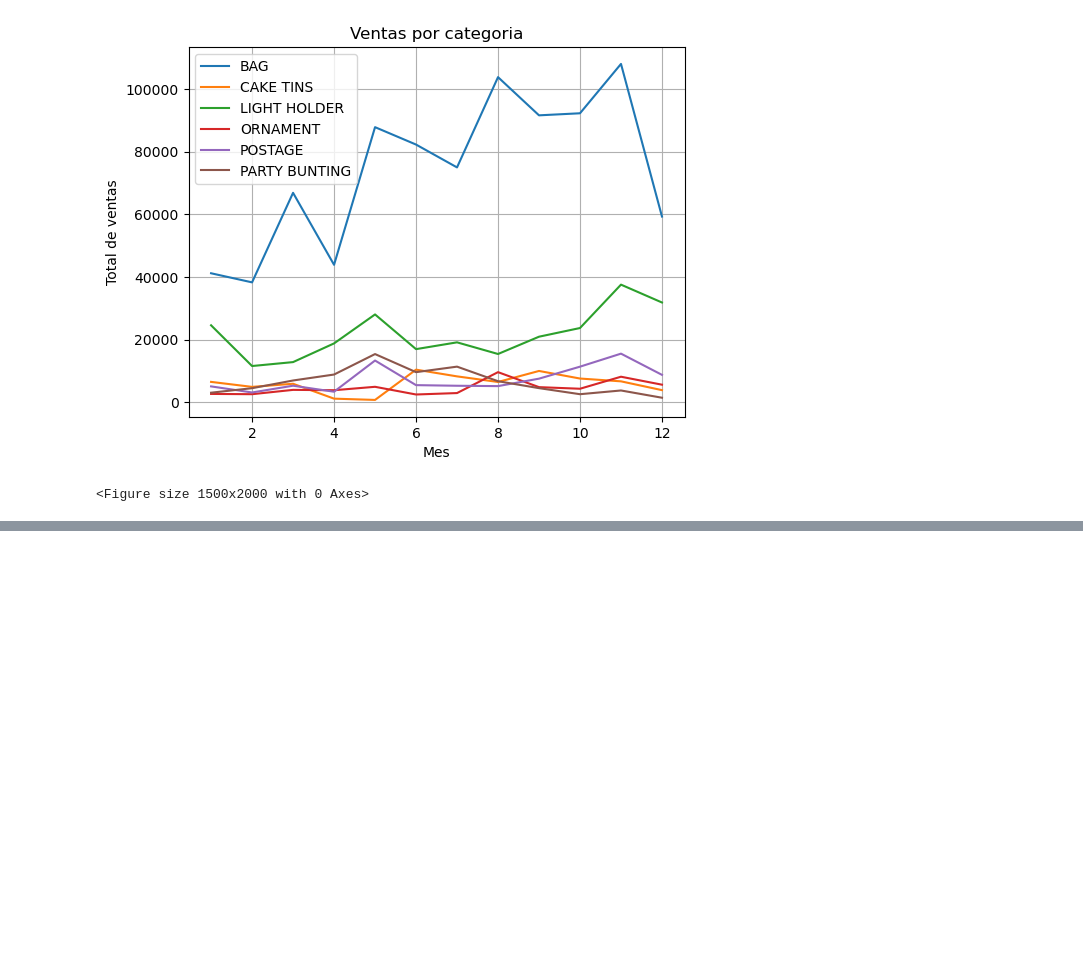
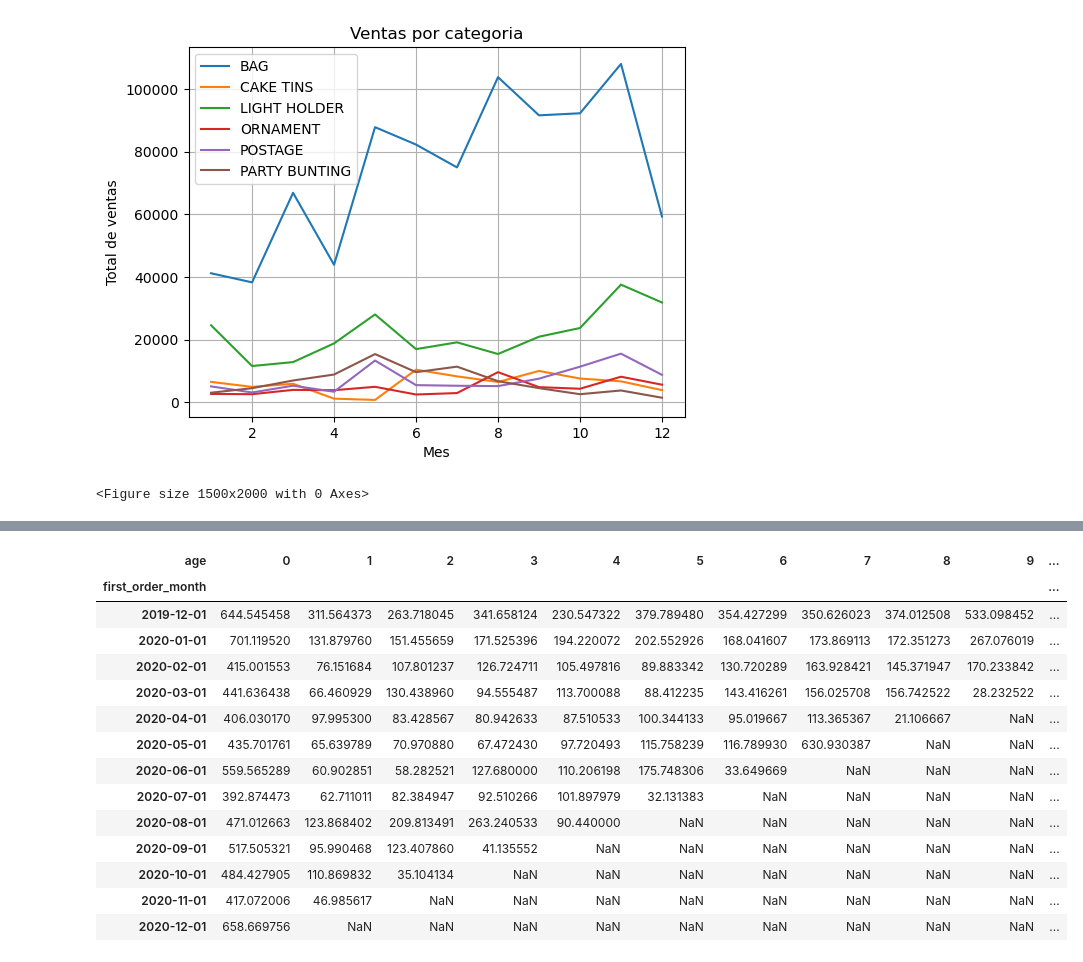
Before and after one commit to alan-caballero-g/Hackaton-Retail-Challenge-2024, a Jupyter notebook: datasets/Retail_Challenge.ipynb, the cells around one changed output, grey strips where cells are left out. Cells and saved outputs as stored; diff of their text form; code cells hidden in the pictures; blank space fills up the shorter version.

```diff
--- a/datasets/Retail_Challenge.ipynb
+++ b/datasets/Retail_Challenge.ipynb
@@ -1276,0 +1326,4 @@ Axes(0.125,0.11;0.775x0.77) Text(0.5, 1.0, 'Ventas por categoria') Text(0.5, 0,
+# %%
+#Creemos cohortes. Vamos a agregar los meses de la primera compra de los clientes a la tabla de facturas
+data_complete = pd.merge(data_filtered2,first_orders, on='customer_id')
+data_complete.sample(20)
@@ -1276,0 +1386,23 @@ Axes(0.125,0.11;0.775x0.77) Text(0.5, 1.0, 'Ventas por categoria') Text(0.5, 0,
+# %%
+#Visualizaremos las cohortes como una tabla dinámica para aclarar las cosas
+
+report['ltv']=report['amount'] / report['n_buyers']
+output = report.pivot_table(index='first_order_month', columns='age', values='ltv')
+
+output
+# %% [output]
+| age | 0 | 1 | 2 | 3 | 4 | 5 | 6 | 7 | 8 | 9 | ... |
+| first_order_month |  |  |  |  |  |  |  |  |  |  | ... |
+| 2019-12-01 | 644.545458 | 311.564373 | 263.718045 | 341.658124 | 230.547322 | 379.789480 | 354.427299 | 350.626023 | 374.012508 | 533.098452 | ... |
+| 2020-01-01 | 701.119520 | 131.879760 | 151.455659 | 171.525396 | 194.220072 | 202.552926 | 168.041607 | 173.869113 | 172.351273 | 267.076019 | ... |
+| 2020-02-01 | 415.001553 | 76.151684 | 107.801237 | 126.724711 | 105.497816 | 89.883342 | 130.720289 | 163.928421 | 145.371947 | 170.233842 | ... |
+| 2020-03-01 | 441.636438 | 66.460929 | 130.438960 | 94.555487 | 113.700088 | 88.412235 | 143.416261 | 156.025708 | 156.742522 | 28.232522 | ... |
+| 2020-04-01 | 406.030170 | 97.995300 | 83.428567 | 80.942633 | 87.510533 | 100.344133 | 95.019667 | 113.365367 | 21.106667 | NaN | ... |
+| 2020-05-01 | 435.701761 | 65.639789 | 70.970880 | 67.472430 | 97.720493 | 115.758239 | 116.789930 | 630.930387 | NaN | NaN | ... |
+| 2020-06-01 | 559.565289 | 60.902851 | 58.282521 | 127.680000 | 110.206198 | 175.748306 | 33.649669 | NaN | NaN | NaN | ... |
+| 2020-07-01 | 392.874473 | 62.711011 | 82.384947 | 92.510266 | 101.897979 | 32.131383 | NaN | NaN | NaN | NaN | ... |
+| 2020-08-01 | 471.012663 | 123.868402 | 209.813491 | 263.240533 | 90.440000 | NaN | NaN | NaN | NaN | NaN | ... |
+| 2020-09-01 | 517.505321 | 95.990468 | 123.407860 | 41.135552 | NaN | NaN | NaN | NaN | NaN | NaN | ... |
+| 2020-10-01 | 484.427905 | 110.869832 | 35.104134 | NaN | NaN | NaN | NaN | NaN | NaN | NaN | ... |
+| 2020-11-01 | 417.072006 | 46.985617 | NaN | NaN | NaN | NaN | NaN | NaN | NaN | NaN | ... |
+| 2020-12-01 | 658.669756 | NaN | NaN | NaN | NaN | NaN | NaN | NaN | NaN | NaN | ... |
```
Also changed, not shown: parts of 26 cells of this notebook.
